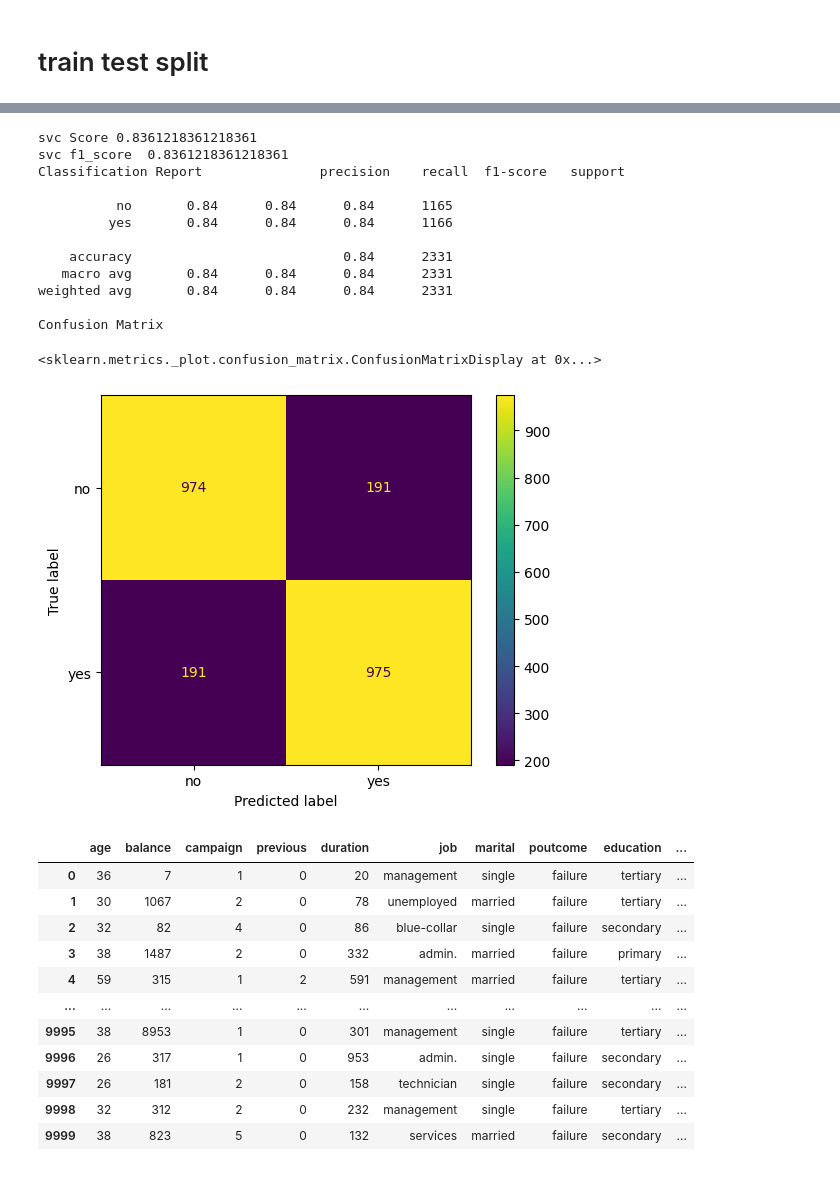
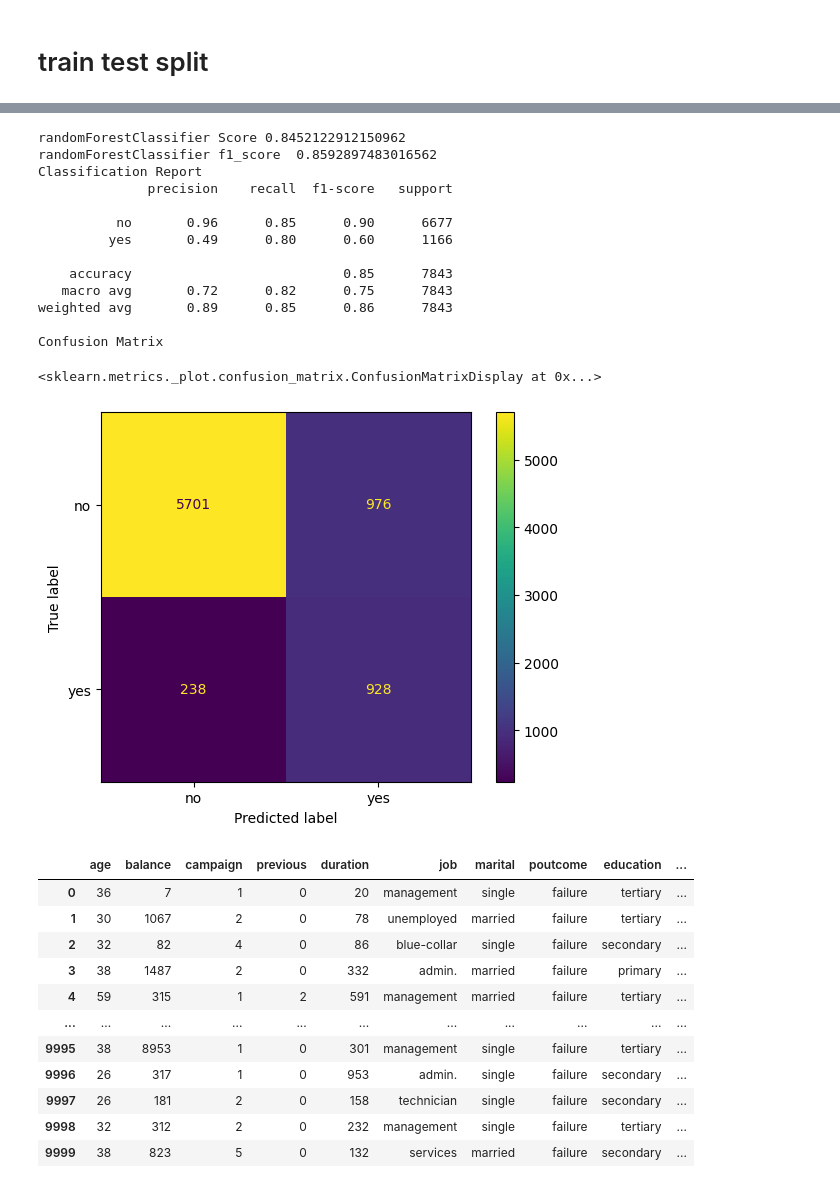
Before and after one commit to linisha04/Predict-the-Success-of-Bank-telemarketing, a Jupyter notebook: liniiiii.ipynb, the cells around one changed output, grey strips where cells are left out. Cells and saved outputs as stored; diff of their text form; code cells hidden in the pictures.

```diff
--- a/liniiiii.ipynb
+++ b/liniiiii.ipynb
@@ -1138,38 +1100,3 @@ Confusion Matrix
-# %%
-from sklearn.svm import SVC
-
-# svc=SVC(random_state=1 , class_weight='balanced' , C=10 )
-
-svc=Pipeline(steps=[('col_transformer',col_transformer),('svc',SVC(random_state=1 , class_weight='balanced' ,C=10))])
-
-svc.fit(xtrain, ytrain)
-
-ypredicted_svc=svc.predict(xtest)
-
-print(   'svc Score'   ,  svc.score(xtest,ytest)  )
-
-print(   'svc f1_score '  ,     f1_score(ytest, ypredicted_svc  , average='weighted')    )
-
-
-print('Classification Report' ,classification_report(ytest ,ypredicted_svc ) )
-
-print('Confusion Matrix')
-ConfusionMatrixDisplay.from_estimator(svc,xtest,ytest)
-# %% [output]
-svc Score 0.8361218361218361
-svc f1_score  0.8361218361218361
-Classification Report               precision    recall  f1-score   support
-
-          no       0.84      0.84      0.84      1165
-         yes       0.84      0.84      0.84      1166
-
-    accuracy                           0.84      2331
-   macro avg       0.84      0.84      0.84      2331
-weighted avg       0.84      0.84      0.84      2331
-
-Confusion Matrix
-<sklearn.metrics._plot.confusion_matrix.ConfusionMatrixDisplay at 0x...>
-[figure, removed]
 # %%
 # from sklearn.model_selection import GridSearchCV
 
@@ -1222,28 +1149,44 @@ from xgboost import XGBClassifier
 
 # ConfusionMatrixDisplay.from_estimator(gradientBoostingClassifier,xtest,ytest)
 # %%
-# from sklearn.ensemble import RandomForestClassifier
+from sklearn.ensemble import RandomForestClassifier
 
-# # randomForestClassifier=Pipeline([('col_transformer',col_transformer),('randomForest',RandomForestClassifier(random_state=1))])
-# rf=RandomForestClassifier(random_state=1 , n_estimators=100, max_depth=10 , min_samples_split=3 , min_samples_leaf=3)
-# randomForestClassifier=Pipeline([('col_transformer',col_transformer),('randomForest',rf)])
+# randomForestClassifier=Pipeline([('col_transformer',col_transformer),('randomForest',RandomForestClassifier(random_state=1))])
+rf=RandomForestClassifier(random_state=1 , n_estimators=100, max_depth=10 , min_samples_split=3 , min_samples_leaf=3 , class_weight='balanced')
+randomForestClassifier=Pipeline([('col_transformer',col_transformer),('pca',PCA()),('randomForest',rf)])
 
-# randomForestClassifier.fit(xtrain, ytrain)
+randomForestClassifier.fit(xtrain, ytrain)
 
-# ypredicted_rf=randomForestClassifier.predict(xtest)
+ypredicted_rf=randomForestClassifier.predict(xtest)
 
-# print(   'randomForestClassifier Score'   ,  randomForestClassifier.score(xtest,ytest)  )
+print(   'randomForestClassifier Score'   ,  randomForestClassifier.score(xtest,ytest)  )
 
 
-# print(   'randomForestClassifier f1_score '  ,     f1_score(ytest, ypredicted_rf  , average='weighted')    )
+print(   'randomForestClassifier f1_score '  ,     f1_score(ytest, ypredicted_rf  , average='weighted')    )
 
-# print('Classification Report')
+print('Classification Report')
 
-# print(classification_report(ytest ,ypredicted_rf))
+print(classification_report(ytest ,ypredicted_rf))
 
-# print('Confusion Matrix')
+print('Confusion Matrix')
 
-# ConfusionMatrixDisplay.from_estimator(randomForestClassifier,xtest,ytest)
+ConfusionMatrixDisplay.from_estimator(randomForestClassifier,xtest,ytest)
+# %% [output]
+randomForestClassifier Score 0.8452122912150962
+randomForestClassifier f1_score  0.8592897483016562
+Classification Report
+              precision    recall  f1-score   support
+
+          no       0.96      0.85      0.90      6677
+         yes       0.49      0.80      0.60      1166
+
+    accuracy                           0.85      7843
+   macro avg       0.72      0.82      0.75      7843
+weighted avg       0.89      0.85      0.86      7843
+
+Confusion Matrix
+<sklearn.metrics._plot.confusion_matrix.ConfusionMatrixDisplay at 0x...>
+[figure, added]
 # %%
 # from sklearn.model_selection import cross_val_score
 # from sklearn.model_selection import StratifiedKFold
```
Also changed, not shown: parts of 16 cells of this notebook.
